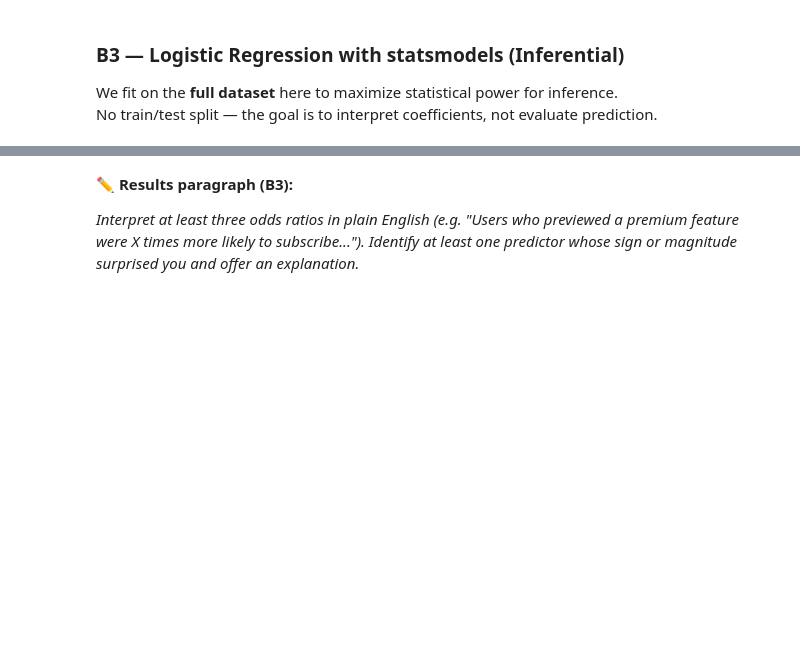
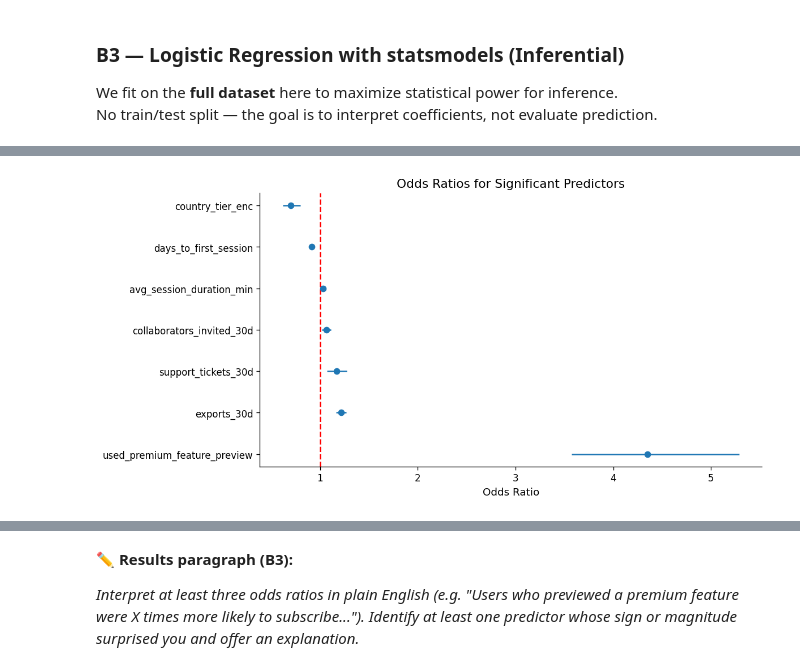
Before and after one commit to zlwym/IAT461_Assignment02, a Jupyter notebook: iat461_a2_scaffold_empty.ipynb, the cells around one changed output, grey strips where cells are left out. Drawn from its saved outputs; the diff is of its cells as text; code cells hidden in the pictures; blank space fills up the shorter version.

```diff
--- a/iat461_a2_scaffold_empty.ipynb
+++ b/iat461_a2_scaffold_empty.ipynb
@@ -880,7 +898,25 @@ No train/test split — the goal is to interpret coefficients, not evaluate pred
 # %%
 # YOUR CODE HERE
 # Compute odds ratios for all significant predictors (p < 0.05)
-# odds_ratios = np.exp(model_logit.params)
-# conf_int    = np.exp(model_logit.conf_int())
+odds_ratios = np.exp(model_logit.params)
+
+conf_int = np.exp(model_logit.conf_int())
+conf_int.columns = ['Lower', 'Upper']
+
 # Combine into a readable table and display
+results = pd.DataFrame({
+    "Coefficient": model_logit.params,
+    "Odds Ratio": odds_ratios,
+    "p-value": model_logit.pvalues,
+    "Lower": conf_int['Lower'],
+    "Upper": conf_int['Upper']
+})
+
 # Filter to significant only: p < 0.05
+
+significant_results = results[results["p-value"] < 0.05].sort_values(
+    by="Odds Ratio",
+    ascending=False
+)
+
+display(significant_results)
@@ -887,5 +933,29 @@ No train/test split — the goal is to interpret coefficients, not evaluate pred
 # %%
 # YOUR CODE HERE
 # Visualize odds ratios as a horizontal bar chart (forest plot style)
 # Show confidence intervals if possible
 # Order bars by magnitude
+
+plot_df = significant_results.drop(index="const", errors="ignore")
+
+plt.figure(figsize=(10, max(5, len(plot_df) * 0.4)))
+
+plt.errorbar(
+    plot_df['Odds Ratio'],
+    plot_df.index,
+    xerr=[
+        plot_df['Odds Ratio'] - plot_df['Lower'],
+        plot_df['Upper'] - plot_df['Odds Ratio']
+    ],
+    fmt='o'
+)
+
+plt.axvline(1, color='red', linestyle='--')
+
+plt.xlabel('Odds Ratio')
+plt.title('Odds Ratios for Significant Predictors')
+
+plt.tight_layout()
+plt.show()
+# %% [output]
+[figure, added]
```
Also changed, not shown: parts of 3 cells of this notebook.
